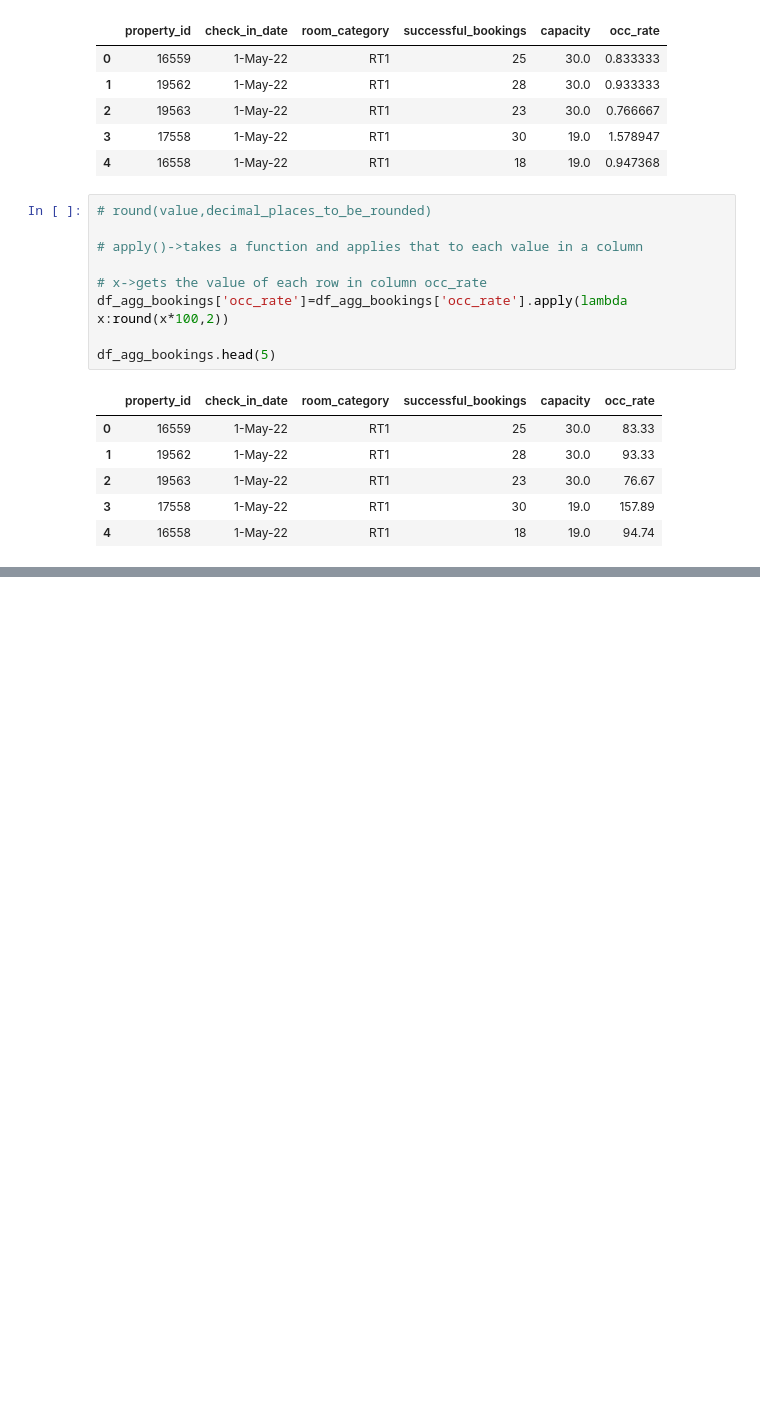
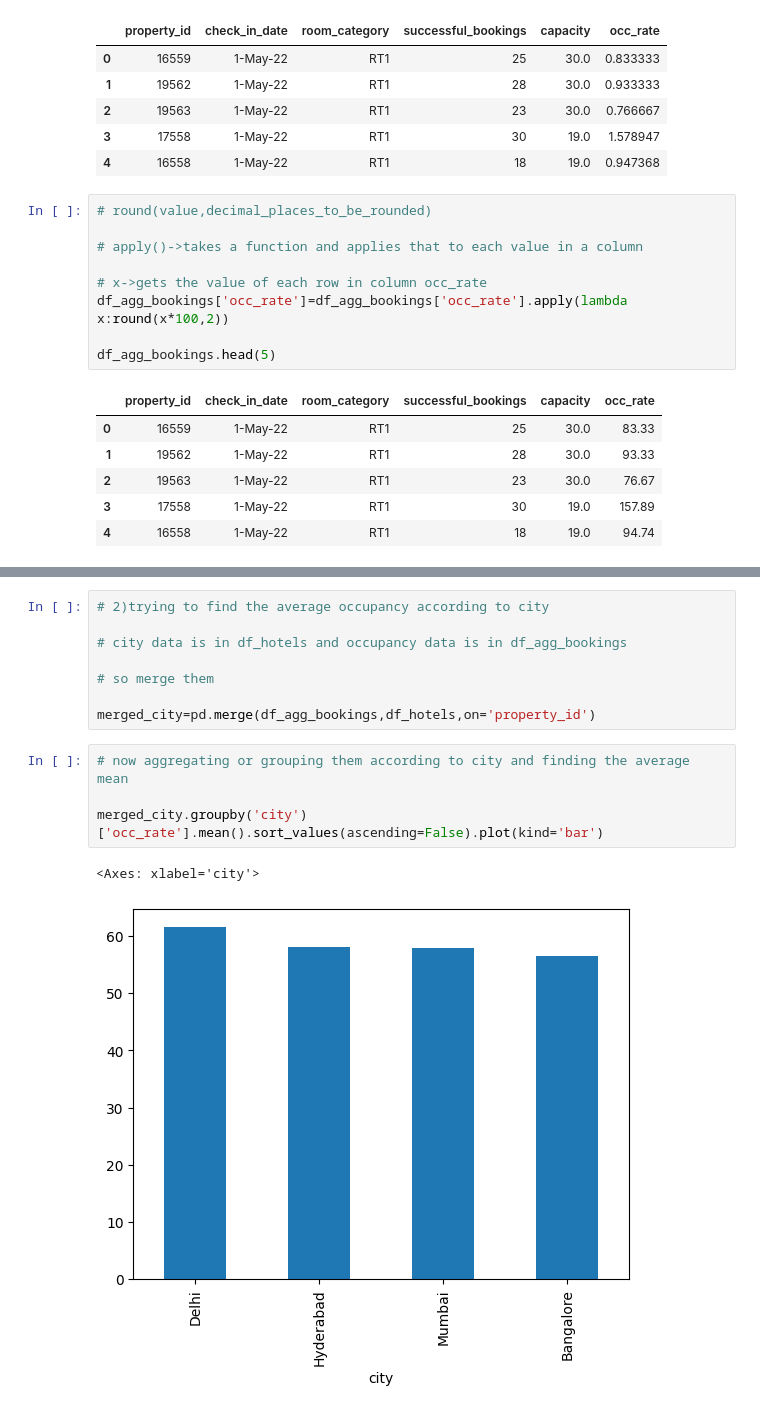
Before and after one commit to AdithyaBhatGS/HotelDataAnalytics, a Jupyter notebook: hotelDataCleaning.ipynb, the cells around one changed output, grey strips where cells are left out. Cells and saved outputs as stored; diff of their text form; blank space fills up the shorter version.

Commit message:
added few transformations into exisisting hotelDataCleaning

```diff
--- a/hotelDataCleaning.ipynb
+++ b/hotelDataCleaning.ipynb
@@ -256,0 +305,15 @@ df_agg_bookings.head(5)
+# %%
+# 2)trying to find the average occupancy according to city
+
+# city data is in df_hotels and occupancy data is in df_agg_bookings
+
+# so merge them
+
+merged_city=pd.merge(df_agg_bookings,df_hotels,on='property_id')
+# %%
+# now aggregating or grouping them according to city and finding the average mean
+
+merged_city.groupby('city')['occ_rate'].mean().sort_values(ascending=False).plot(kind='bar')
+# %% [output]
+<Axes: xlabel='city'>
+[figure, added]
```
Also changed, not shown: parts of 6 cells of this notebook.
